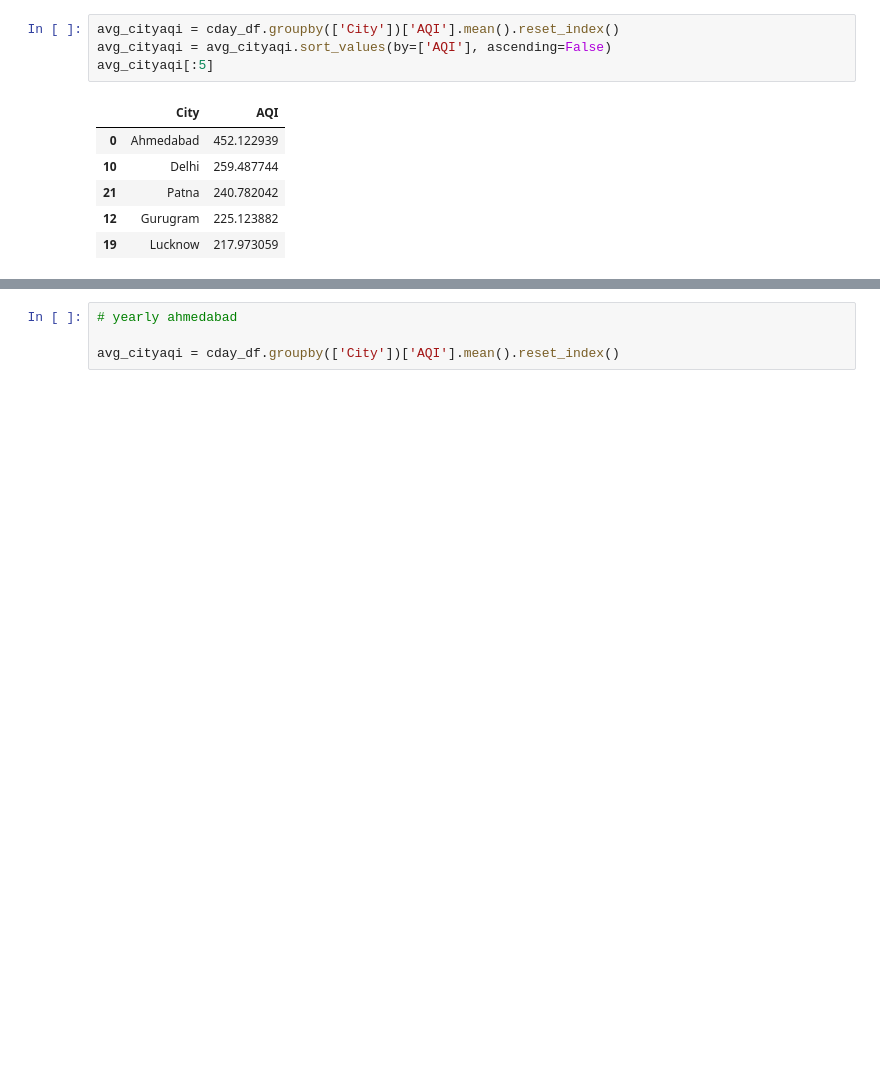
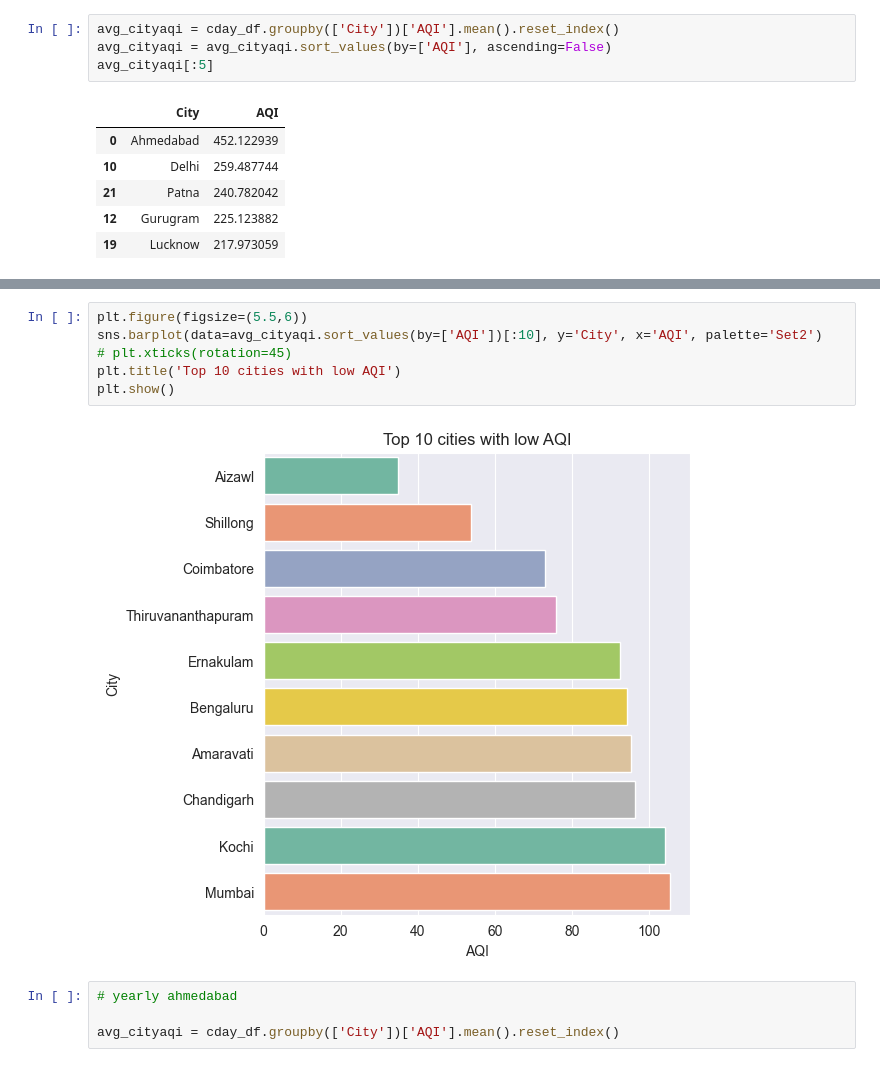
Before and after one commit to faryar251/AQI-Analysis, a Jupyter notebook: AQI_Faryar.ipynb, the cells around one changed output, grey strips where cells are left out. Saved outputs shown, nothing was run; the diff lists cells and outputs as text; blank space fills up the shorter version.

```diff
--- a/AQI_Faryar.ipynb
+++ b/AQI_Faryar.ipynb
@@ -181,3 +196,11 @@ plt.show()
+# %%
+plt.figure(figsize=(5.5,6))
+sns.barplot(data=avg_cityaqi.sort_values(by=['AQI'])[:10], y='City', x='AQI', palette='Set2')
+# plt.xticks(rotation=45)
+plt.title('Top 10 cities with low AQI')
+plt.show()
+# %% [output]
+[figure, added]
 # %%
 # yearly ahmedabad
 
```
Also changed, not shown: parts of 13 cells of this notebook, 3 other files.
